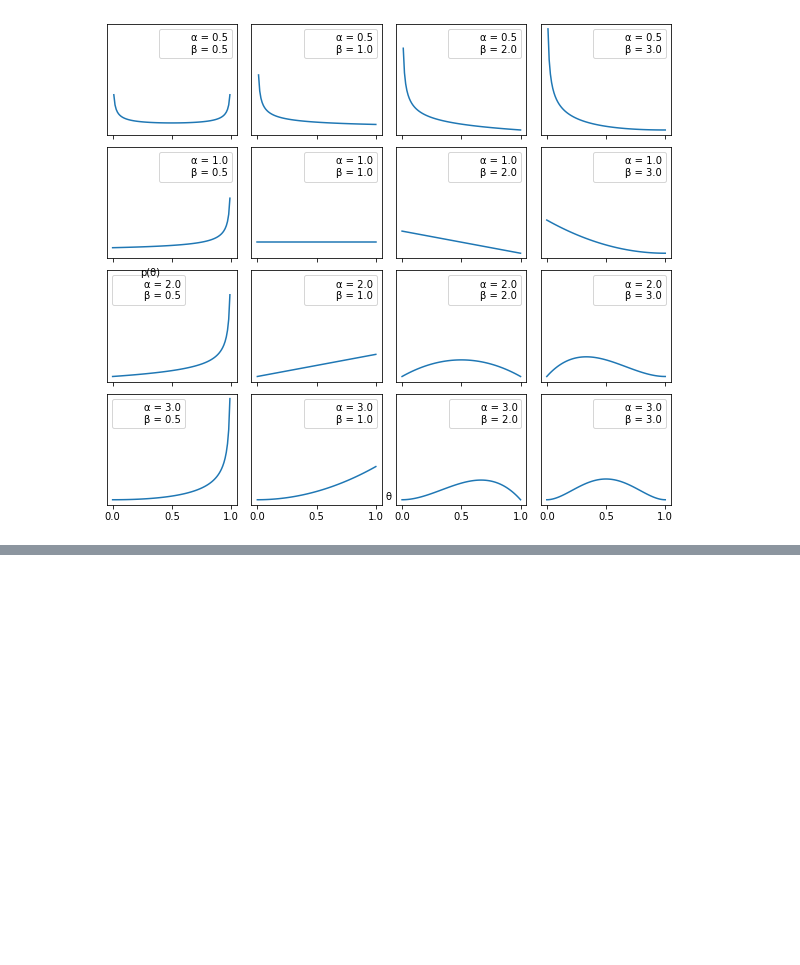
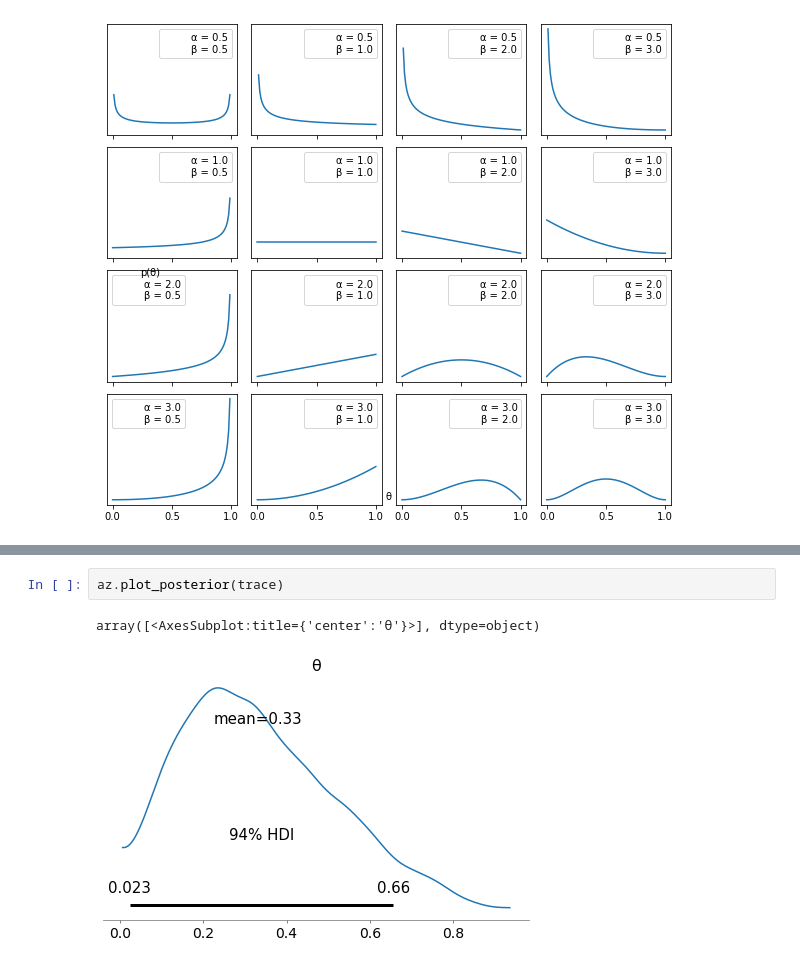
Before and after one commit to nathdipankar/Bayesian-Statistics, a Jupyter notebook: Chapter1/bayesian_introduction.ipynb, the cells around one changed output, grey strips where cells are left out. Cells and saved outputs as stored; diff of their text form; blank space fills up the shorter version.

```diff
--- a/Chapter1/bayesian_introduction.ipynb
+++ b/Chapter1/bayesian_introduction.ipynb
@@ -63,0 +157,5 @@ Text(0.07, 0.5, 'p(θ)')
+# %%
+az.plot_posterior(trace)
+# %% [output]
+array([<AxesSubplot:title={'center':'θ'}>], dtype=object)
+[figure, added]
```
Also changed, not shown: parts of 22 cells of this notebook.
